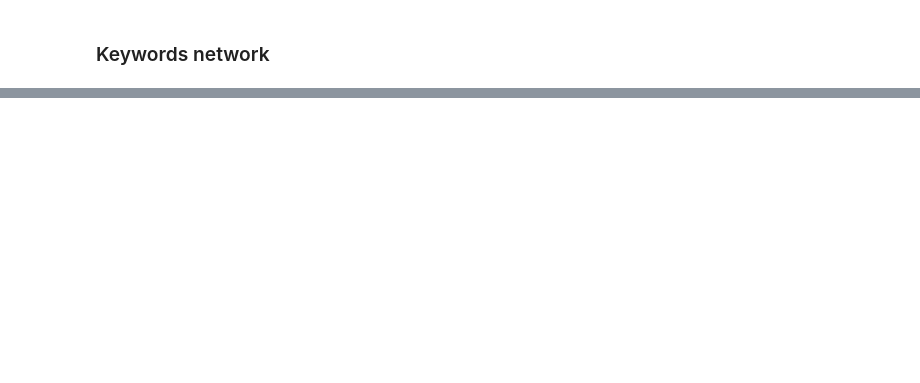
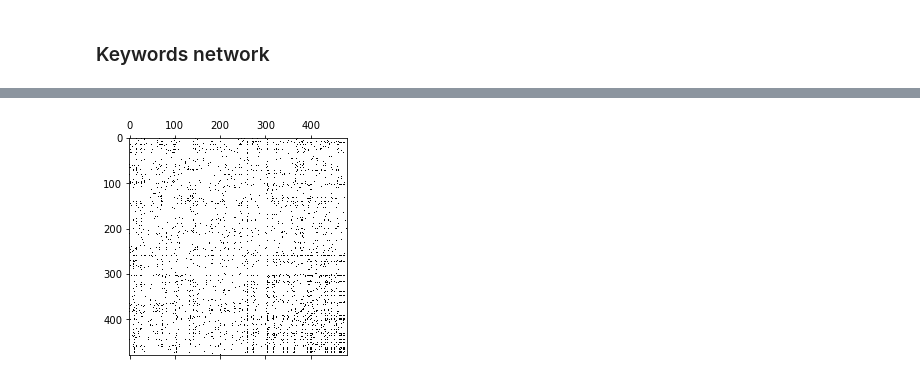
Before and after one commit to Lambo97/MovieRecommendation, a Jupyter notebook: src/movie_feature_network.ipynb, the cells around one changed output, grey strips where cells are left out. Saved outputs shown, nothing was run; the diff lists cells and outputs as text; code cells hidden in the pictures; blank space fills up the shorter version.

```diff
--- a/src/movie_feature_network.ipynb
+++ b/src/movie_feature_network.ipynb
@@ -168,3 +162,4 @@ Here, we have to combine 3 datasets: ml-latest-small (contains the tmdb id's), w
 # %%
-movie_keywords = movies[['id', 'title', 'keywords']]
-movie_keywords
+movie_keywords = movies["keywords"]
+movie_keywords_matrix = strdict_to_column(movie_keywords, "keywords")
+keywords = list(movie_keywords_matrix.columns)
@@ -219,2 +176,8 @@ movie_keywords = movie_keywords.pivot(columns='keywords', values='count').fillna
 # %%
-distances = 1-pdist(movie_keywords,'jaccard')
+keyword_distances = 1-pdist(movie_keywords_matrix,'jaccard')
+# %%
+keyword_adjacency = squareform(np.where(keyword_distances> 0 , 1 , 0))
+plt.spy(keyword_adjacency)
+plt.show()
+# %% [output]
+[figure, added]
```
Also changed, not shown: parts of 34 cells of this notebook, 2 other files.
